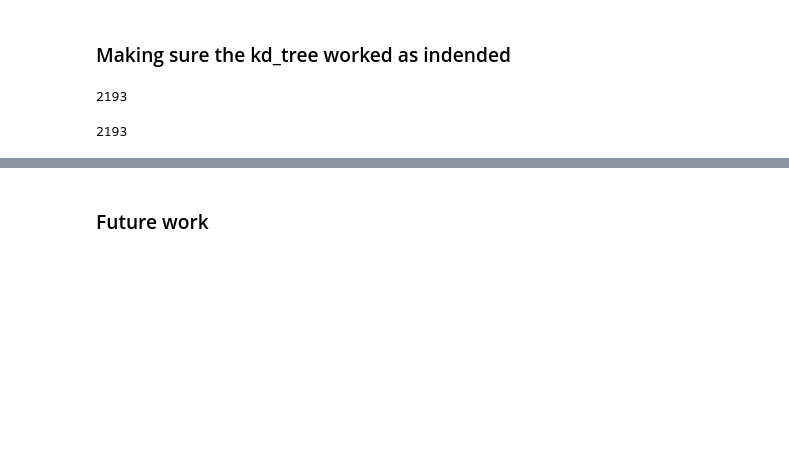
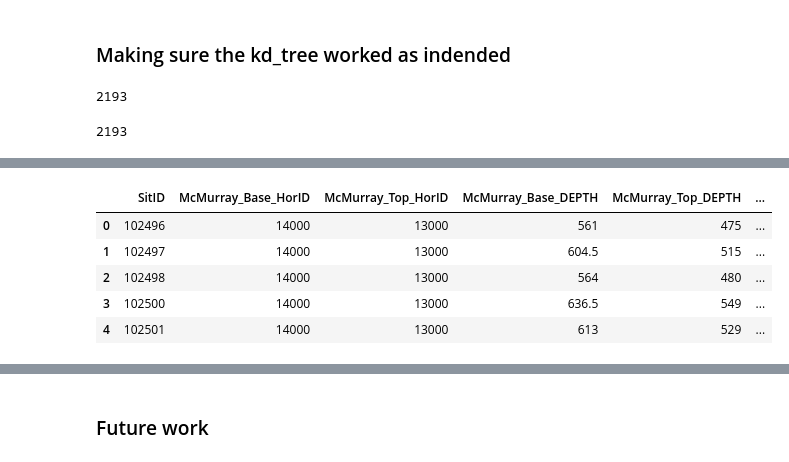
Before and after one commit to JustinGOSSES/MannvilleGroup_Strat_Hackathon, a Jupyter notebook: notebooks_2018/mapmaking/Map_Exploration_v2-KDtree.ipynb, the cells around one changed output, grey strips where cells are left out. Drawn from its saved outputs; the diff is of its cells as text; code cells hidden in the pictures; blank space fills up the shorter version.

```diff
--- a/notebooks_2018/mapmaking/Map_Exploration_v2-KDtree.ipynb
+++ b/notebooks_2018/mapmaking/Map_Exploration_v2-KDtree.ipynb
@@ -140,0 +247,14 @@ df_new[4:5]
+# %%
+#### Test results Part 1
+#### Had to change display options to get this to print in full!
+pd.set_option('display.height', 1000)
+pd.set_option('display.max_rows', 500)
+pd.set_option('display.max_columns', 500)
+pd.set_option('display.width', 1000)
+pd.options.display.max_colwidth = 100000
+
+
+
+#### Had to change display options to get this to print in full!
+with pd.option_context('display.max_rows', None, 'display.max_columns', 3):
+    print(UWIs_Geog[0:1]['Neighbors_Obj'])
@@ -140,0 +277,22 @@ df_new[4:5]
+# %%
+#### Creating a new dataframe for use below
+df_new_cleaned = df_new[['SitID','HorID_x','Pick_x','Quality_x','HorID','Pick','Quality','lat','lng','UWI']].copy()
+
+df_new_cleaned
+df_new_cleaned['McMurray_Base_HorID'] = df_new_cleaned[['HorID_x']]
+df_new_cleaned['McMurray_Base_HorID'] = df_new_cleaned['HorID_x']
+df_new_cleaned['McMurray_Top_HorID'] = df_new_cleaned['HorID']
+df_new_cleaned['McMurray_Base_DEPTH'] = df_new_cleaned['Pick_x']
+df_new_cleaned['McMurray_Top_DEPTH'] = df_new_cleaned['Pick']
+df_new_cleaned['McMurray_Base_Qual'] = df_new_cleaned['Quality_x']
+df_new_cleaned['McMurray_Top_Qual'] = df_new_cleaned['Quality']
+df_new_cleaned = df_new_cleaned[['SitID','McMurray_Base_HorID','McMurray_Top_HorID','McMurray_Base_DEPTH','McMurray_Top_DEPTH','McMurray_Base_Qual','McMurray_Top_Qual','lat','lng','UWI']]
+
+df_new_cleaned.head()
+# %% [output]
+|  | SitID | McMurray_Base_HorID | McMurray_Top_HorID | McMurray_Base_DEPTH | McMurray_Top_DEPTH | ... |
+| 0 | 102496 | 14000 | 13000 | 561 | 475 | ... |
+| 1 | 102497 | 14000 | 13000 | 604.5 | 515 | ... |
+| 2 | 102498 | 14000 | 13000 | 564 | 480 | ... |
+| 3 | 102500 | 14000 | 13000 | 636.5 | 549 | ... |
+| 4 | 102501 | 14000 | 13000 | 613 | 529 | ... |
```
Also changed, not shown: parts of 59 cells of this notebook, 2 other files.
